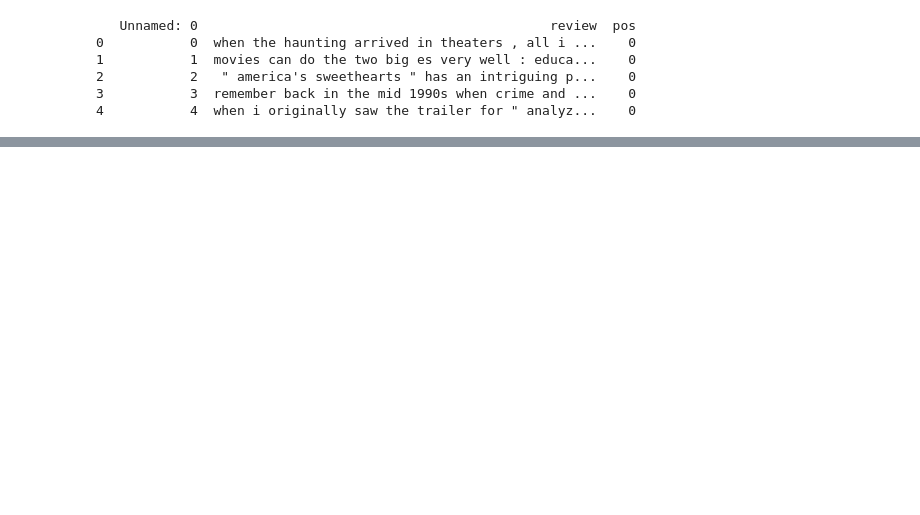
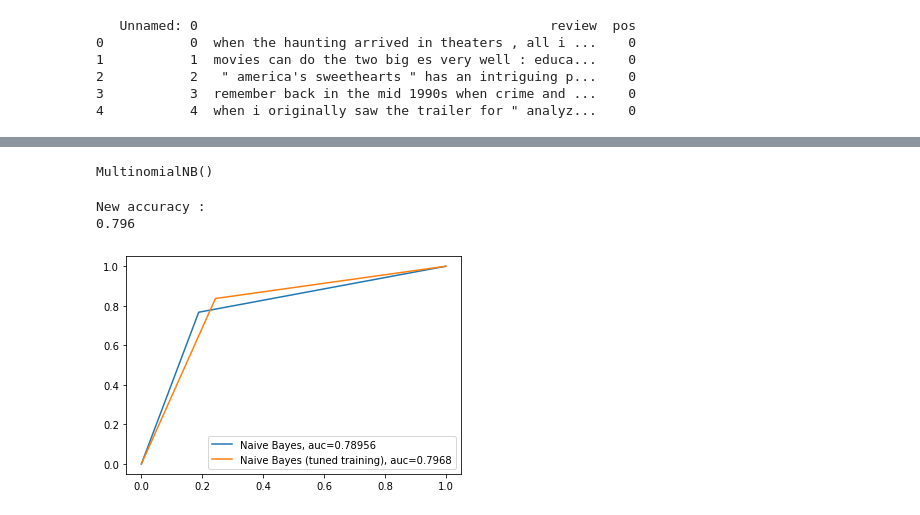
Before and after one commit to shymine/SML_project, a Jupyter notebook: polarity.ipynb, the cells around one changed output, grey strips where cells are left out. Cells and saved outputs as stored; diff of their text form; code cells hidden in the pictures; blank space fills up the shorter version.

```diff
--- a/polarity.ipynb
+++ b/polarity.ipynb
@@ -65,0 +146,16 @@ print(result)
+# %%
+# Crete the new vect :
+# remove English stop words
+# include 1-grams and 2-grams
+# ignore terms that appear in more than 50% of the comments
+new_vect = CountVectorizer(stop_words='english',ngram_range=(1, 2),max_df=0.5)
+
+new_review_train_dtm = new_vect.fit_transform(review_train)
+
+# transform testing data (using fitted vocabulary) into a document-term matrix
+new_review_test_dtm = new_vect.transform(review_test)
+
+print("New total number of different features: ", len(new_vect.get_feature_names()))
+
+# show new parameters :
+new_vect.get_params()
@@ -65,0 +181,28 @@ print(result)
+# %%
+# Train the naive Bayes based on the new features
+new_nb = MultinomialNB()
+new_nb.fit(new_review_train_dtm, y_train)
+# %% [output]
+MultinomialNB()
+# %%
+# Test the tuned training
+y_pred_new = new_nb.predict(new_review_test_dtm)
+y_pred_new
+
+print('New accuracy :')
+print(metrics.accuracy_score(y_test, y_pred_new))
+
+# Graphic comparaison :
+new_fpr, new_tpr, new_thresholds = roc_curve(y_test, y_pred_new, pos_label=1)
+
+# calculate AUC (area uder the ROC curve)
+new_auc = metrics.roc_auc_score(y_test, y_pred_new)
+
+plt.plot(fpr,tpr,label=f"Naive Bayes, auc={auc:.5}")
+plt.plot(new_fpr,new_tpr,label=f"Naive Bayes (tuned training), auc={new_auc:.5}")
+plt.legend(loc=4)
+plt.show()
+# %% [output]
+New accuracy :
+0.796
+[figure, added]
```
Also changed, not shown: parts of 18 cells of this notebook.
